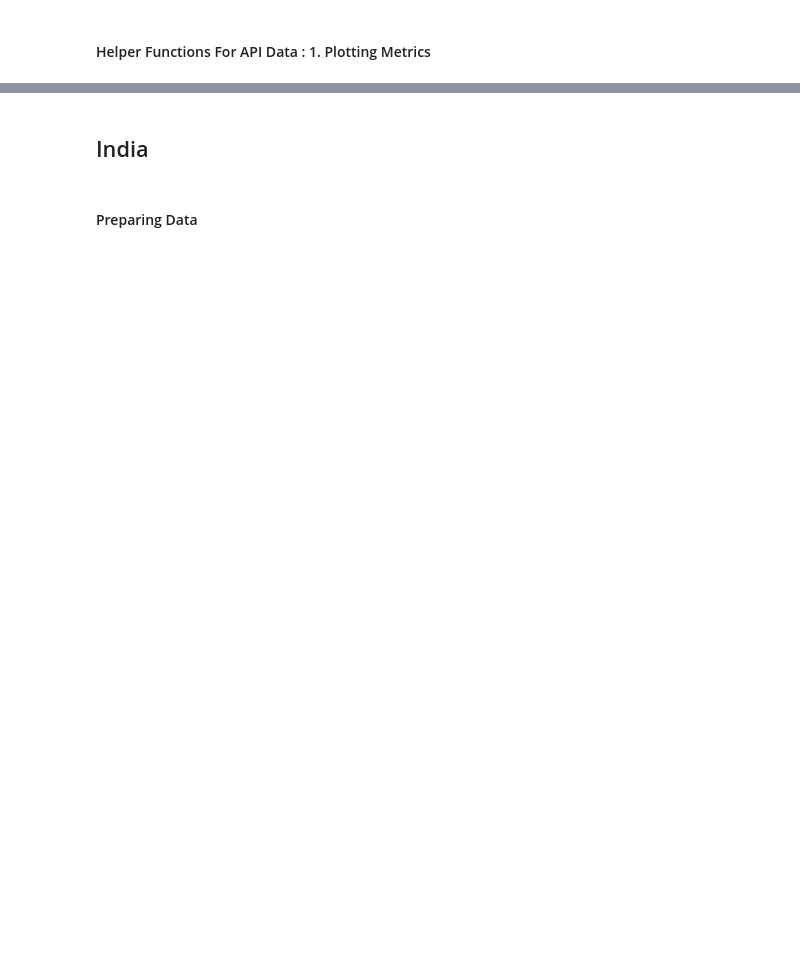
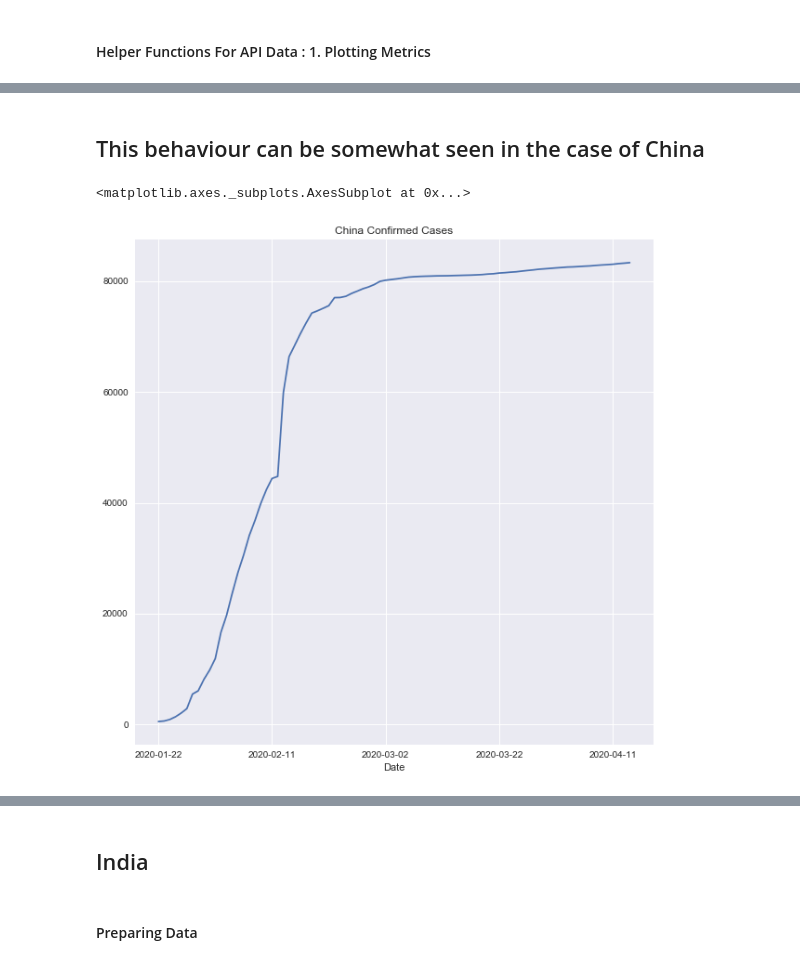
Before and after one commit to DnanaDev/Covid19-India-Analysis-and-Forecasting, a Jupyter notebook: COVID19_India_Analysis_Forecasting..ipynb, the cells around one changed output, grey strips where cells are left out. Cells and saved outputs as stored; diff of their text form; code cells hidden in the pictures; blank space fills up the shorter version.

```diff
--- a/COVID19_India_Analysis_Forecasting..ipynb
+++ b/COVID19_India_Analysis_Forecasting..ipynb
@@ -137,0 +178,8 @@ def plot_daily(df, columns, save = False):
+# %% [markdown]
+## This behaviour can be somewhat seen in the case of China
+# %%
+china_cases, china_fatal = country_df('China', df_train_count)
+china_cases.plot(figsize = (10,10), title = 'China Confirmed Cases', grid = True)
+# %% [output]
+<matplotlib.axes._subplots.AxesSubplot at 0x...>
+[figure, added]
```
Also changed, not shown: parts of 51 cells of this notebook, 11 other files.
